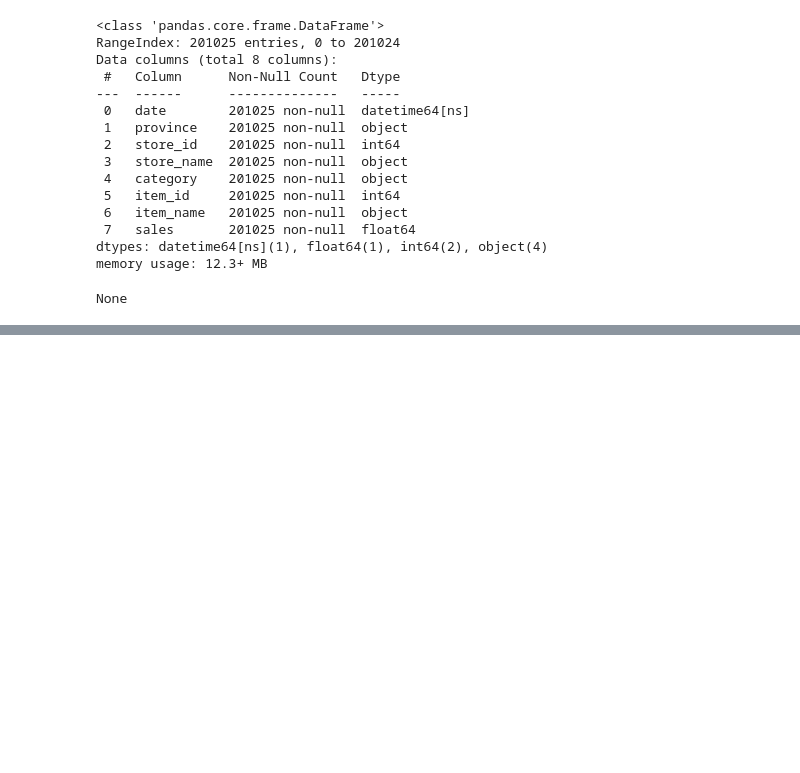
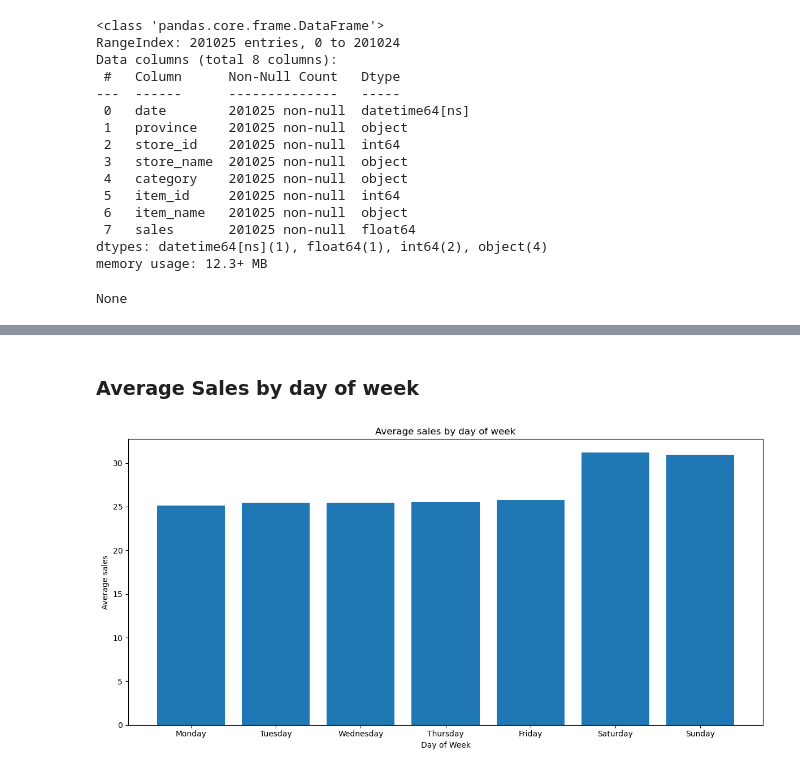
Before and after one commit to dducwsxuaan/sales_forecasting_with_xAI, a Jupyter notebook: notebooks/02_EDA.ipynb, the cells around one changed output, grey strips where cells are left out. Cells and saved outputs as stored; diff of their text form; code cells hidden in the pictures; blank space fills up the shorter version.

```diff
--- a/notebooks/02_EDA.ipynb
+++ b/notebooks/02_EDA.ipynb
@@ -73,0 +152,26 @@ None
+# %% [markdown]
+### Average Sales by day of week
+# %%
+plt.figure(figsize=(12, 6))
+df_sales["day_of_week"] = df_sales["date"].dt.dayofweek
+day_names = [
+    "Monday",
+    "Tuesday",
+    "Wednesday",
+    "Thursday",
+    "Friday",
+    "Saturday",
+    "Sunday"
+]
+
+df_sales_by_day = df_sales.groupby('day_of_week')['sales'].mean().reindex(range(7))
+plt.bar(day_names, df_sales_by_day)
+plt.title("Average sales by day of week")
+plt.xlabel("Day of Week")
+plt.ylabel("Average sales")
+plt.tight_layout()
+
+if save_figure:
+    plt.savefig(os.path.join(FIGURES_DIR, "average_sales_day_of_week.png"))
+# %% [output]
+[figure, added]
```
Also changed, not shown: parts of 24 cells of this notebook, 10 other files.
